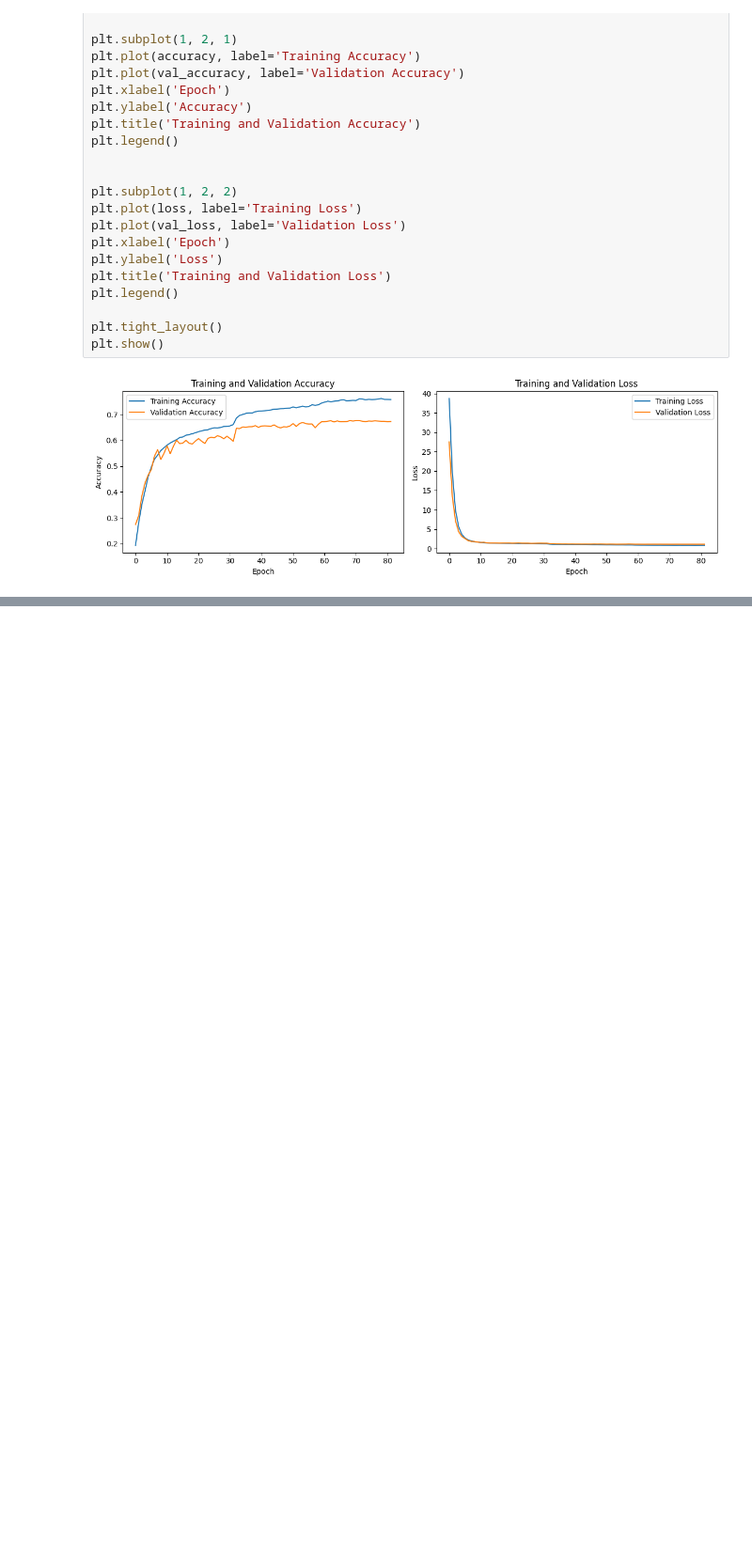
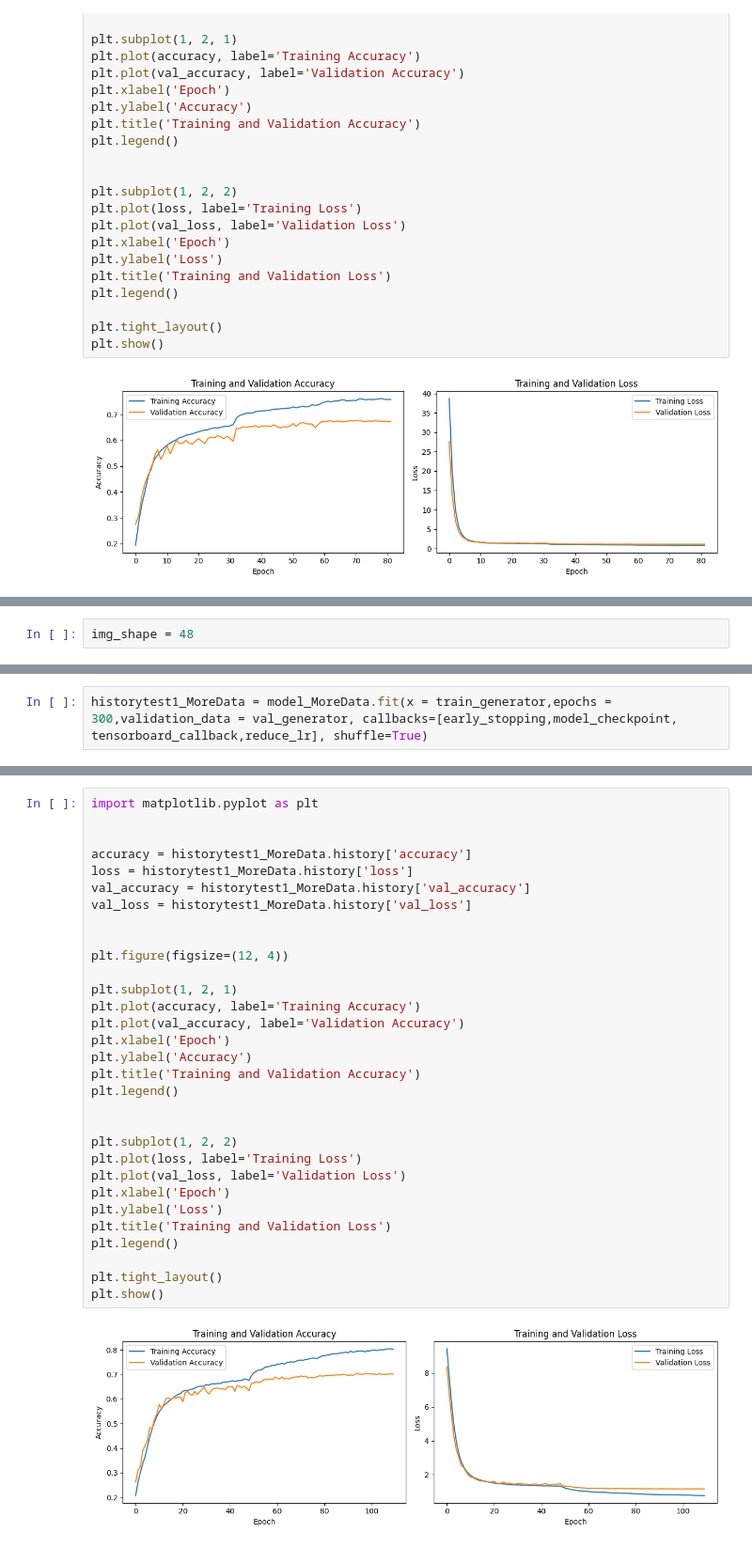
Before and after one commit to BryanBACS/Emotion-Recognition-Multimodal, a Jupyter notebook: Modelos inteligencia artificial/Modalidad imagen/1_codeWithInsertBalancing.ipynb, the cells around one changed output, grey strips where cells are left out. Shown at 94% size. Drawn from its saved outputs; the diff is of its cells as text; blank space fills up the shorter version.

```diff
--- a/Modelos inteligencia artificial/Modalidad imagen/1_codeWithInsertBalancing.ipynb
+++ b/Modelos inteligencia artificial/Modalidad imagen/1_codeWithInsertBalancing.ipynb
@@ -1667,0 +2353,2 @@ plt.show()
+# %%
+img_shape = 48
@@ -1667,0 +2559,2 @@ plt.show()
+# %%
+historytest1_MoreData = model_MoreData.fit(x = train_generator,epochs = 300,validation_data = val_generator, callbacks=[early_stopping,model_checkpoint, tensorboard_callback,reduce_lr], shuffle=True)
@@ -1667,0 +2592,33 @@ plt.show()
+# %%
+import matplotlib.pyplot as plt
+
+
+accuracy = historytest1_MoreData.history['accuracy']
+loss = historytest1_MoreData.history['loss']
+val_accuracy = historytest1_MoreData.history['val_accuracy']
+val_loss = historytest1_MoreData.history['val_loss']
+
+
+plt.figure(figsize=(12, 4))
+
+plt.subplot(1, 2, 1)
+plt.plot(accuracy, label='Training Accuracy')
+plt.plot(val_accuracy, label='Validation Accuracy')
+plt.xlabel('Epoch')
+plt.ylabel('Accuracy')
+plt.title('Training and Validation Accuracy')
+plt.legend()
+
+
+plt.subplot(1, 2, 2)
+plt.plot(loss, label='Training Loss')
+plt.plot(val_loss, label='Validation Loss')
+plt.xlabel('Epoch')
+plt.ylabel('Loss')
+plt.title('Training and Validation Loss')
+plt.legend()
+
+plt.tight_layout()
+plt.show()
+# %% [output]
+[figure, added]
```
Also changed, not shown: parts of 60 cells of this notebook, 4 other files.
